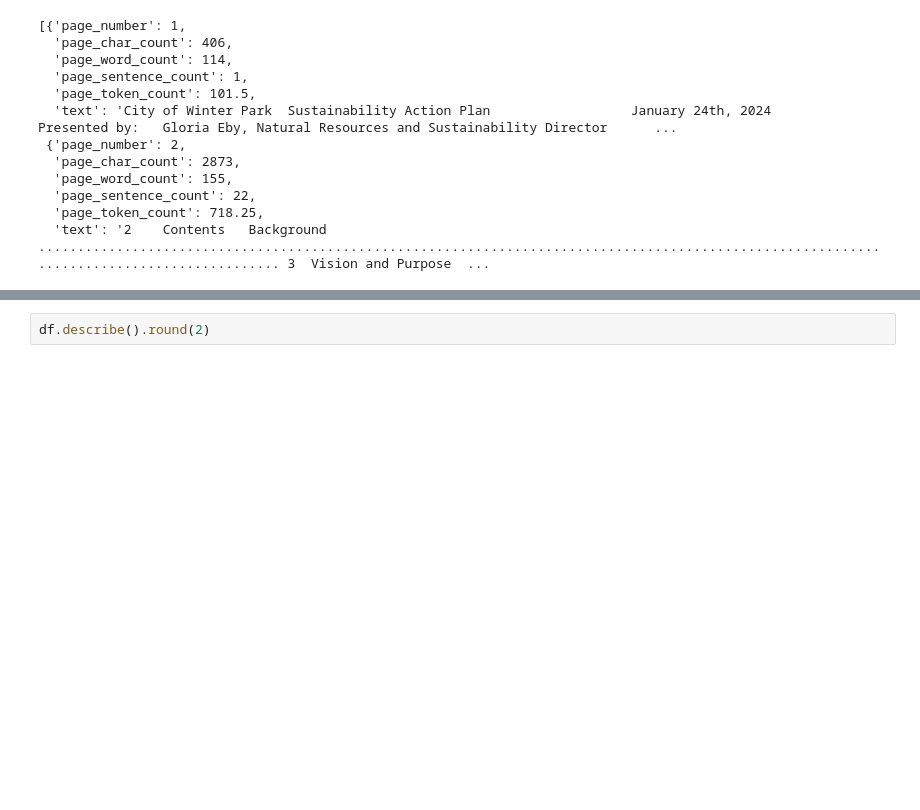
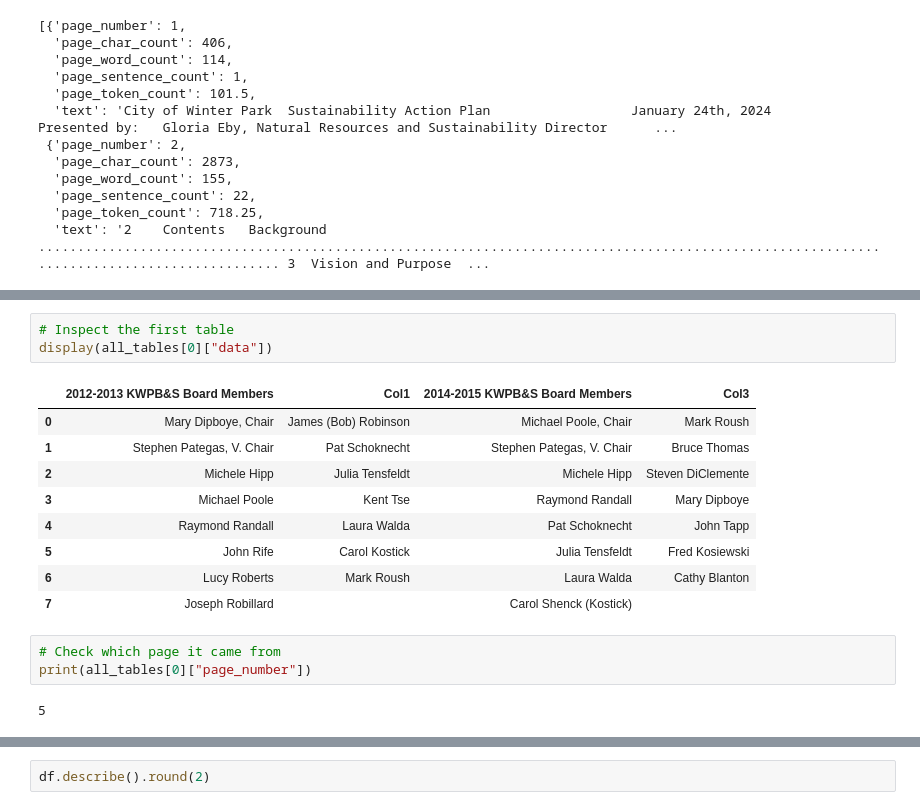
Before and after one commit to aplancher/RagWP, a Jupyter notebook: ragyou.ipynb, the cells around one changed output, grey strips where cells are left out. Saved outputs shown, nothing was run; the diff lists cells and outputs as text; blank space fills up the shorter version.

```diff
--- a/ragyou.ipynb
+++ b/ragyou.ipynb
@@ -112,0 +190,18 @@ pages_and_texts[:2]
+# %%
+# Inspect the first table
+display(all_tables[0]["data"])
+# %% [output]
+|  | 2012-2013 KWPB&S Board Members | Col1 | 2014-2015 KWPB&S Board Members | Col3 |
+| 0 | Mary Dipboye, Chair | James (Bob) Robinson | Michael Poole, Chair | Mark Roush |
+| 1 | Stephen Pategas, V. Chair | Pat Schoknecht | Stephen Pategas, V. Chair | Bruce Thomas |
+| 2 | Michele Hipp | Julia Tensfeldt | Michele Hipp | Steven DiClemente |
+| 3 | Michael Poole | Kent Tse | Raymond Randall | Mary Dipboye |
+| 4 | Raymond Randall | Laura Walda | Pat Schoknecht | John Tapp |
+| 5 | John Rife | Carol Kostick | Julia Tensfeldt | Fred Kosiewski |
+| 6 | Lucy Roberts | Mark Roush | Laura Walda | Cathy Blanton |
+| 7 | Joseph Robillard |  | Carol Shenck (Kostick) |  |
+# %%
+# Check which page it came from
+print(all_tables[0]["page_number"])
+# %% [output]
+5
```
Also changed, not shown: parts of 15 cells of this notebook.
